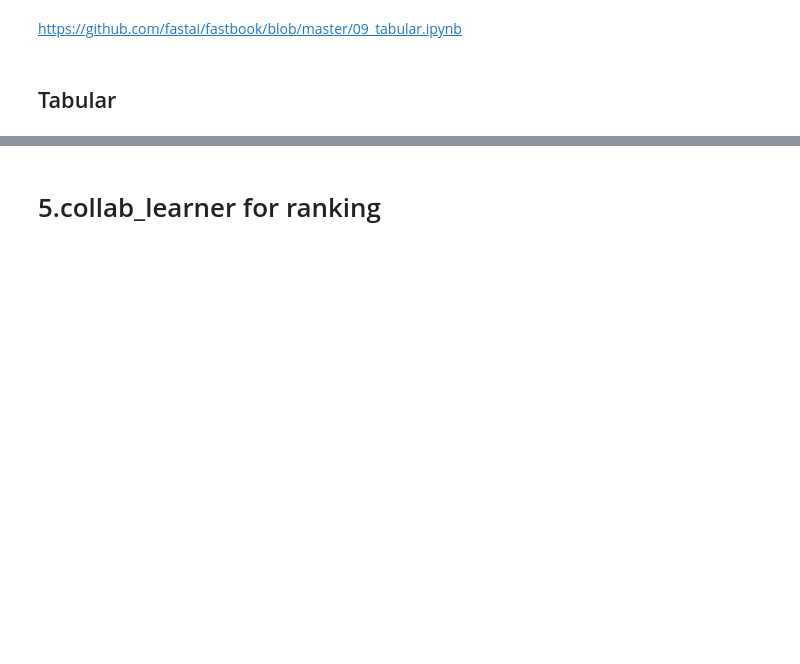
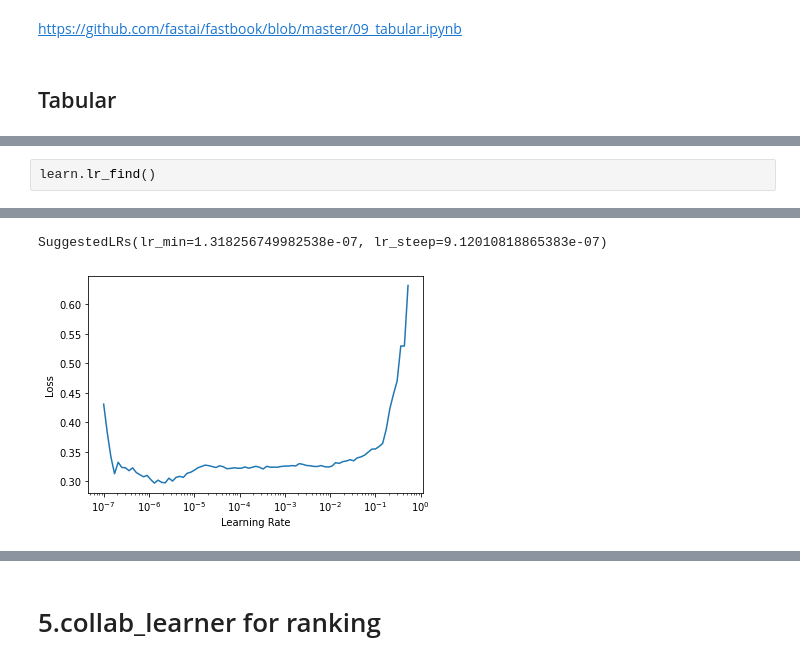
Before and after one commit to s-c-soma/Deeplearning-CMPE-258, a Jupyter notebook: Practice/Assignment1_part1_fastai.ipynb, the cells around one changed output, grey strips where cells are left out. Saved outputs shown, nothing was run; the diff lists cells and outputs as text; blank space fills up the shorter version.

```diff
--- a/Practice/Assignment1_part1_fastai.ipynb
+++ b/Practice/Assignment1_part1_fastai.ipynb
@@ -136,0 +219,3 @@ learn.fit_one_cycle(2)
+# %%
+learn.lr_find()
+# %% [output]
@@ -136,0 +223,2 @@ learn.fit_one_cycle(2)
+SuggestedLRs(lr_min=1.318256749982538e-07, lr_steep=9.12010818865383e-07)
+[figure, added]
```
Also changed, not shown: parts of 36 cells of this notebook.
